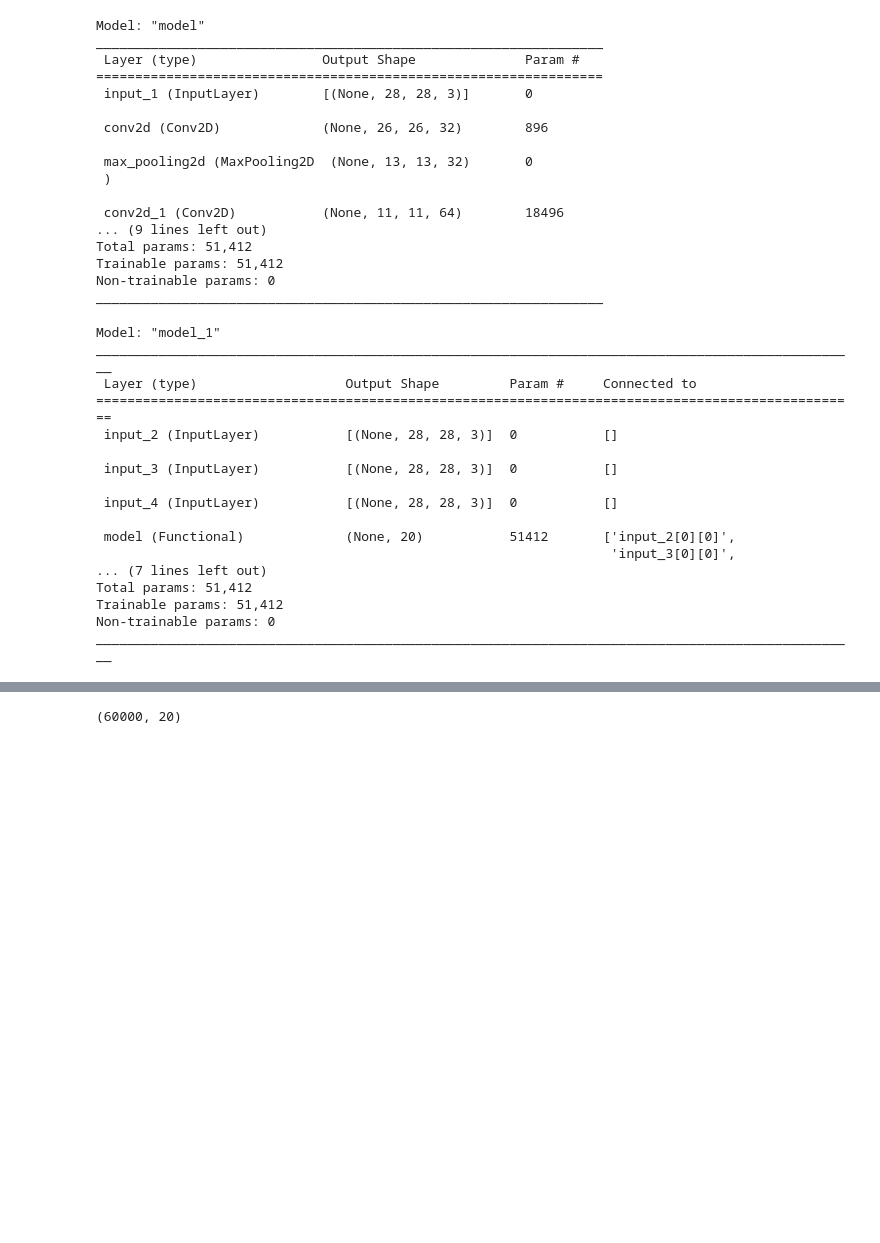
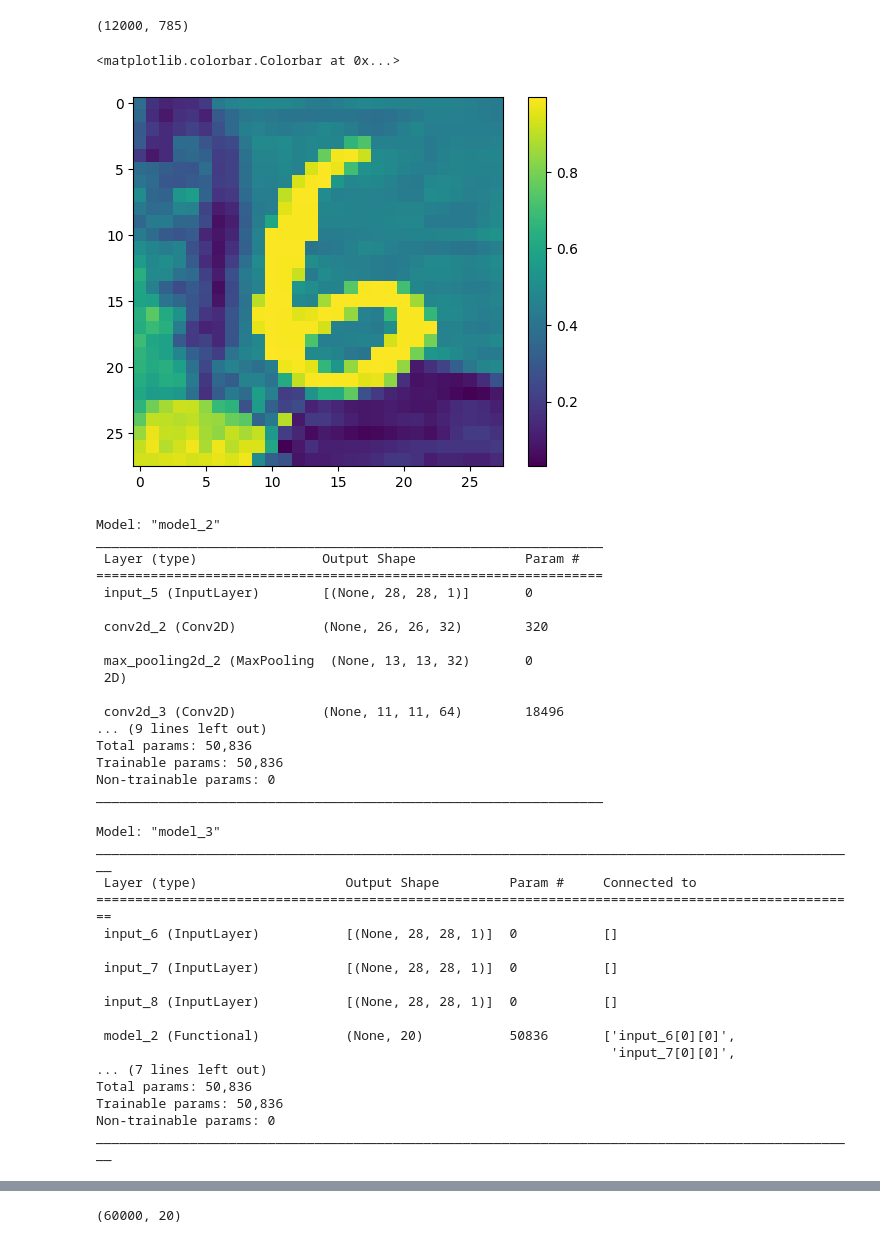
Before and after one commit to levyvix/tccer, a Jupyter notebook: passing.ipynb, the cells around one changed output, grey strips where cells are left out. Saved outputs shown, nothing was run; the diff lists cells and outputs as text; code cells hidden in the pictures; blank space fills up the shorter version.

```diff
--- a/passing.ipynb
+++ b/passing.ipynb
@@ -24,6 +24,35 @@ from sklearn.model_selection import train_test_split
 from tensorflow.keras.layers import Conv2D, MaxPool2D, Flatten, Dense, Input, Lambda
 #import concatenate
 from tensorflow.keras.layers import Concatenate
+# %%
+np.loadtxt('mnist_background_images/mnist_background_images_train.amat').shape
+# %% [output]
+(12000, 785)
+# %%
+# read amat
+mnist_back_train_data = np.loadtxt('mnist_background_images/mnist_background_images_train.amat')
+mnist_back_test_data = np.loadtxt('mnist_background_images/mnist_background_images_test.amat')
+
+mnist_back_train_label = mnist_back_train_data[:,-1]
+mnist_back_test_label = mnist_back_test_data[:,-1]
+
+mnist_back_train_data = mnist_back_train_data[:,:-1]
+mnist_back_test_data = mnist_back_test_data[:,:-1]
+# %%
+mnist_back_train_data = mnist_back_train_data.reshape(-1, 28, 28, 1)
+mnist_back_test_data = mnist_back_test_data.reshape(-1, 28, 28, 1)
+# %%
+
+# rotate 90 degrees to the right and revert
+
+mnist_back_train_data_rotated = np.rot90(mnist_back_train_data, axes=(1,2))
+# revert
+mnist_back_train_data_rotated = mnist_back_train_data_rotated[:,::-1,:]
+plt.imshow(mnist_back_train_data_rotated[29])
+plt.colorbar()
+# %% [output]
+<matplotlib.colorbar.Colorbar at 0x...>
+[figure, added]
 # %%
 # load mnist dataset from keras
 
@@ -178,7 +207,7 @@ def triplet_loss(y_true, y_pred):
 
 
 
-input_layer = Input((28, 28, 3))
+input_layer = Input((28, 28, 1))
 X = Conv2D(32, (3, 3), activation="relu")(input_layer)
 X = MaxPool2D()(X)
 X = Conv2D(64, (3, 3), activation="relu")(X)
@@ -189,47 +218,47 @@ X = Dense(20, activation="relu")(X)
 model = Model(input_layer, X)
 model.summary()
 # %% [output]
-Model: "model"
+Model: "model_2"
 _________________________________________________________________
  Layer (type)                Output Shape              Param #
 =================================================================
- input_1 (InputLayer)        [(None, 28, 28, 3)]       0
+ input_5 (InputLayer)        [(None, 28, 28, 1)]       0
 
- conv2d (Conv2D)             (None, 26, 26, 32)        896
+ conv2d_2 (Conv2D)           (None, 26, 26, 32)        320
 
- max_pooling2d (MaxPooling2D  (None, 13, 13, 32)       0
- )
+ max_pooling2d_2 (MaxPooling  (None, 13, 13, 32)       0
+ 2D)
 
- conv2d_1 (Conv2D)           (None, 11, 11, 64)        18496
+ conv2d_3 (Conv2D)           (None, 11, 11, 64)        18496
 ... (9 lines left out)
-Total params: 51,412
-Trainable params: 51,412
+Total params: 50,836
+Trainable params: 50,836
 Non-trainable params: 0
 _________________________________________________________________
 # %%
-triplet_model_a = Input((28, 28, 3))
-triplet_model_p = Input((28, 28, 3))
-triplet_model_n = Input((28, 28, 3))
+triplet_model_a = Input((28, 28, 1))
+triplet_model_p = Input((28, 28, 1))
+triplet_model_n = Input((28, 28, 1))
 
 triplet_model_out = Concatenate()([model(triplet_model_a), model(triplet_model_p), model(triplet_model_n)])
 triplet_model = Model([triplet_model_a, triplet_model_p, triplet_model_n], triplet_model_out)
 triplet_model.summary()
 # %% [output]
-Model: "model_1"
+Model: "model_3"
 __________________________________________________________________________________________________
  Layer (type)                   Output Shape         Param #     Connected to
 ==================================================================================================
- input_2 (InputLayer)           [(None, 28, 28, 3)]  0           []
+ input_6 (InputLayer)           [(None, 28, 28, 1)]  0           []
 
- input_3 (InputLayer)           [(None, 28, 28, 3)]  0           []
+ input_7 (InputLayer)           [(None, 28, 28, 1)]  0           []
 
- input_4 (InputLayer)           [(None, 28, 28, 3)]  0           []
+ input_8 (InputLayer)           [(None, 28, 28, 1)]  0           []
 
- model (Functional)             (None, 20)           51412       ['input_2[0][0]',
-                                                                  'input_3[0][0]',
+ model_2 (Functional)           (None, 20)           50836       ['input_6[0][0]',
+                                                                  'input_7[0][0]',
 ... (7 lines left out)
-Total params: 51,412
-Trainable params: 51,412
+Total params: 50,836
+Trainable params: 50,836
 Non-trainable params: 0
 __________________________________________________________________________________________________
 # %%
```
Also changed, not shown: parts of 25 cells of this notebook, 1 other file.
